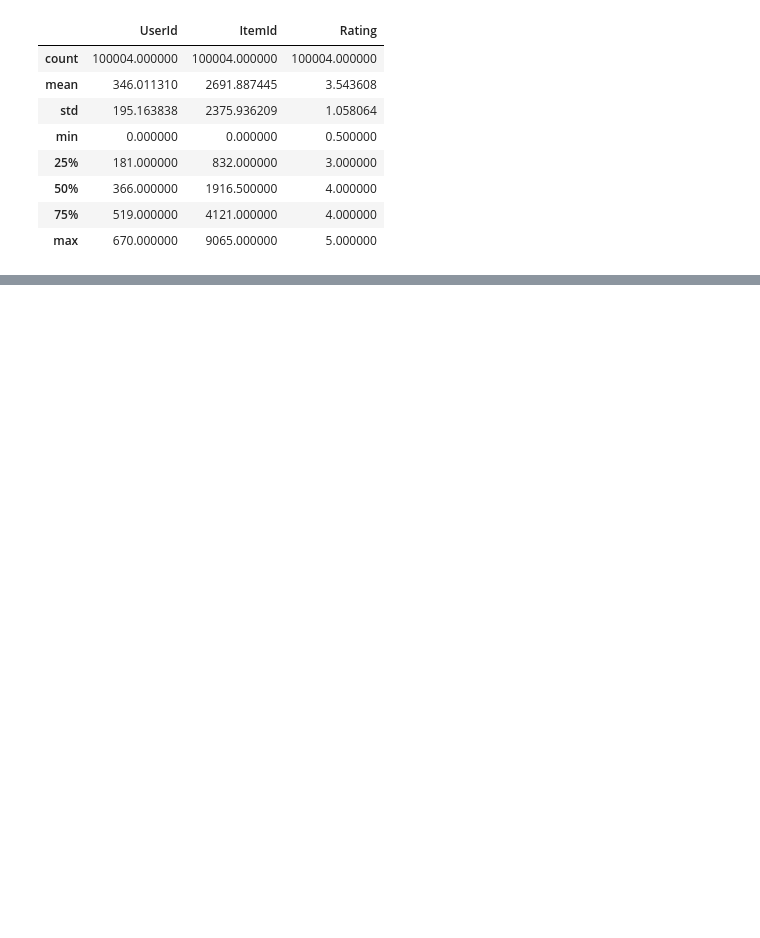
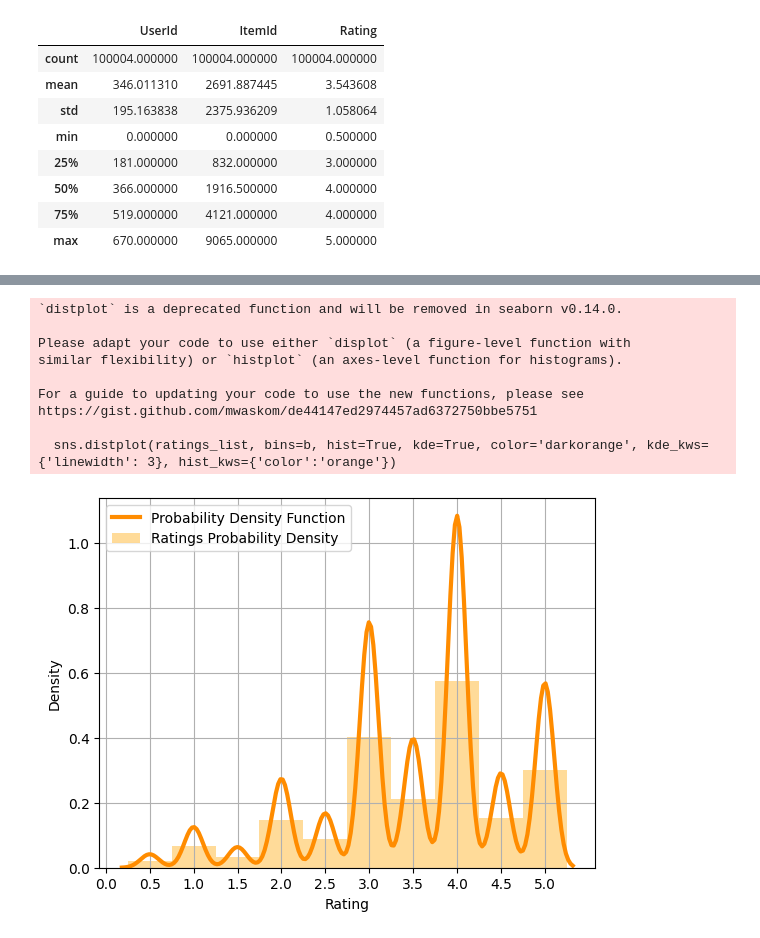
Before and after one commit to suribe06/BSc-Thesis, a Jupyter notebook: Code/Matrix Factorization/Movie_Recommendation.ipynb, the cells around one changed output, grey strips where cells are left out. Cells and saved outputs as stored; diff of their text form; code cells hidden in the pictures; blank space fills up the shorter version.

```diff
--- a/Code/Matrix Factorization/Movie_Recommendation.ipynb
+++ b/Code/Matrix Factorization/Movie_Recommendation.ipynb
@@ -96,0 +88,24 @@ lambda_ = 10
+# %%
+ratings_list = df_ratings['Rating'].tolist()
+d = 1/2
+left_of_first_bin = min(ratings_list) - d/2
+right_of_last_bin = max(ratings_list) + d/2
+b = np.arange(left_of_first_bin, right_of_last_bin + d, d)
+plt.clf()
+sns.distplot(ratings_list, bins=b, hist=True, kde=True, color='darkorange', kde_kws={'linewidth': 3}, hist_kws={'color':'orange'})
+plt.xlabel("Rating")
+plt.xticks(np.arange(0, 5.5, 0.5))
+plt.legend(labels=['Probability Density Function','Ratings Probability Density'])
+plt.grid()
+plt.show()
+# %% [output]
+`distplot` is a deprecated function and will be removed in seaborn v0.14.0.
+
+Please adapt your code to use either `displot` (a figure-level function with
+similar flexibility) or `histplot` (an axes-level function for histograms).
+
+For a guide to updating your code to use the new functions, please see
+https://gist.github.com/mwaskom/de44147ed2974457ad6372750bbe5751
+
+  sns.distplot(ratings_list, bins=b, hist=True, kde=True, color='darkorange', kde_kws={'linewidth': 3}, hist_kws={'color':'orange'})
+[figure, added]
```
Also changed, not shown: parts of 23 cells of this notebook.
